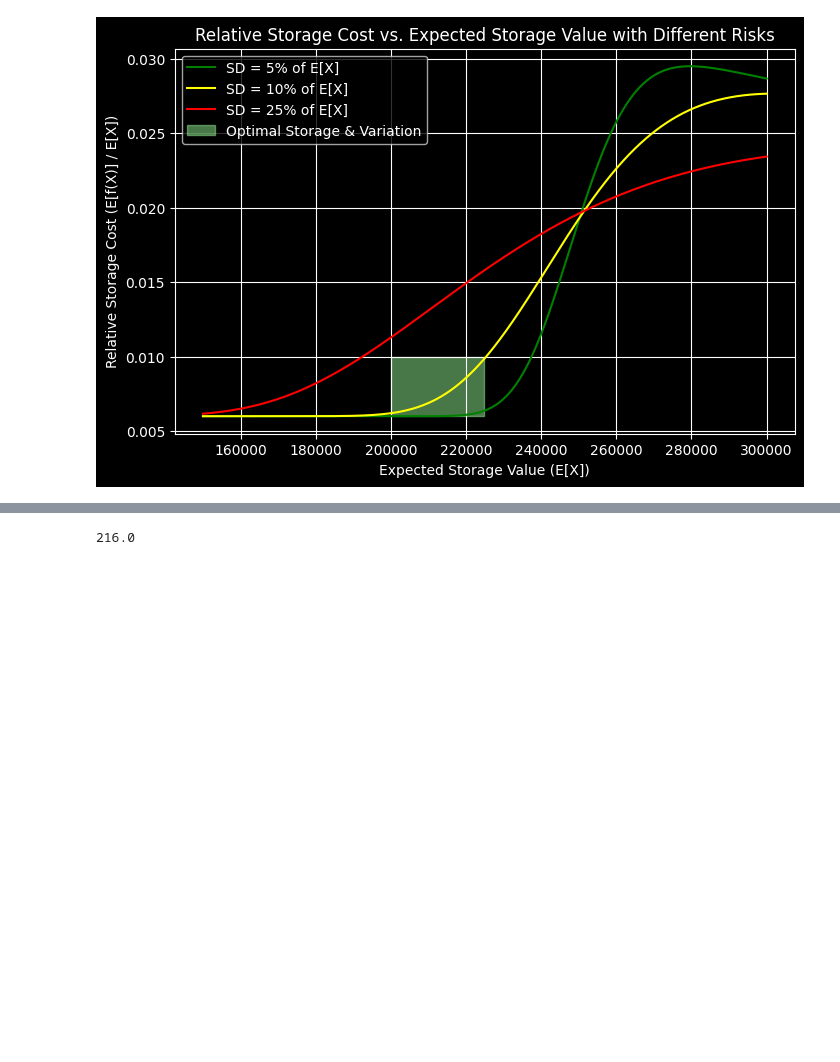
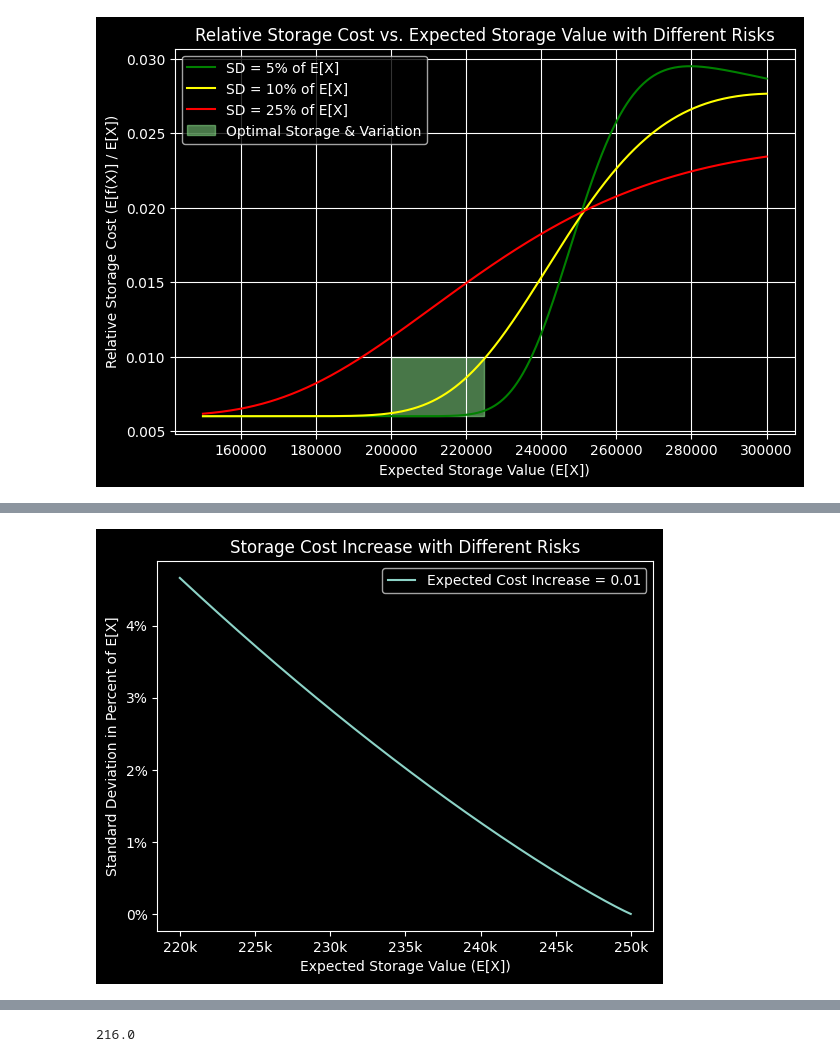
Before and after one commit to buecktobias/ibsys2SCM, a Jupyter notebook: user-docs/data_analyses/planning_analysis_visualization.ipynb, the cells around one changed output, grey strips where cells are left out. Cells and saved outputs as stored; diff of their text form; code cells hidden in the pictures; blank space fills up the shorter version.

```diff
--- a/user-docs/planning_analysis_visualization.ipynb
+++ b/user-docs/data_analyses/planning_analysis_visualization.ipynb
@@ -30,6 +28,20 @@ plt.grid()
 plt.savefig("docs/images/storage_cost.png", format="png", transparent=True)
 # %% [output]
 [figure]
+# %%
+def expected_storage_cost(e, sd_pct, threshold):
+    sd = e * sd_pct  # Compute standard deviation
+    z = (threshold - e) / sd  # Compute z-score
+    Phi_z = norm.cdf(z)  # Probability of being below threshold
+    one_minus_Phi_z = 1 - Phi_z  # Probability of being above threshold
+    phi_z = norm.pdf(z)  # PDF at z
+
+    # Compute expected values given truncation
+    E_X_below = e - sd * (phi_z / Phi_z) if Phi_z > 0 else e  # Avoid division by zero
+    E_X_above = e + sd * (phi_z / one_minus_Phi_z) if one_minus_Phi_z > 0 else e
+
+    # Compute expected storage cost
+    return (0.006 * E_X_below * Phi_z) + ((5000 + 0.012 * E_X_above) * one_minus_Phi_z)
 # %%
 from scipy.stats import norm
 
@@ -108,3 +140,36 @@ plt.show()
+# %%
+from scipy.optimize import root_scalar
+
+
+
+def find_standard_deviation(e_cost, e, MAX_COST, bracket=(1e-6, 10)):
+    def f(sd):
+        return e_cost(e, sd) - MAX_COST
+    try:
+        return root_scalar(f, bracket=bracket).root
+    except ValueError:
+        return None
+
+
+xs = np.linspace(220e3, 255e3, 1000)
+
+sds = [find_standard_deviation(storage_cost_increase, x, 0.01) for x in xs]
+# %%
+plt.style.use("dark_background")
+fig, ax = plt.subplots()
+
+ax.plot(xs, sds, label="Expected Cost Increase = 0.01")
+ax.xaxis.set_major_formatter(plt.FuncFormatter(lambda x, pos: f"{int(x/1000)}k"))
+ax.yaxis.set_major_formatter(plt.FuncFormatter(lambda y, pos: f"{y*100:.0f}%"))
+
+ax.set_xlabel("Expected Storage Value (E[X])")
+ax.set_ylabel("Standard Deviation in Percent of E[X]")
+ax.set_title("Storage Cost Increase with Different Risks")
+ax.legend()
+
+plt.show()
+# %% [output]
+[figure, added]
 # %%
 import numpy as np
 import matplotlib.pyplot as plt
```
Also changed, not shown: parts of 15 cells of this notebook, 14 other files.
